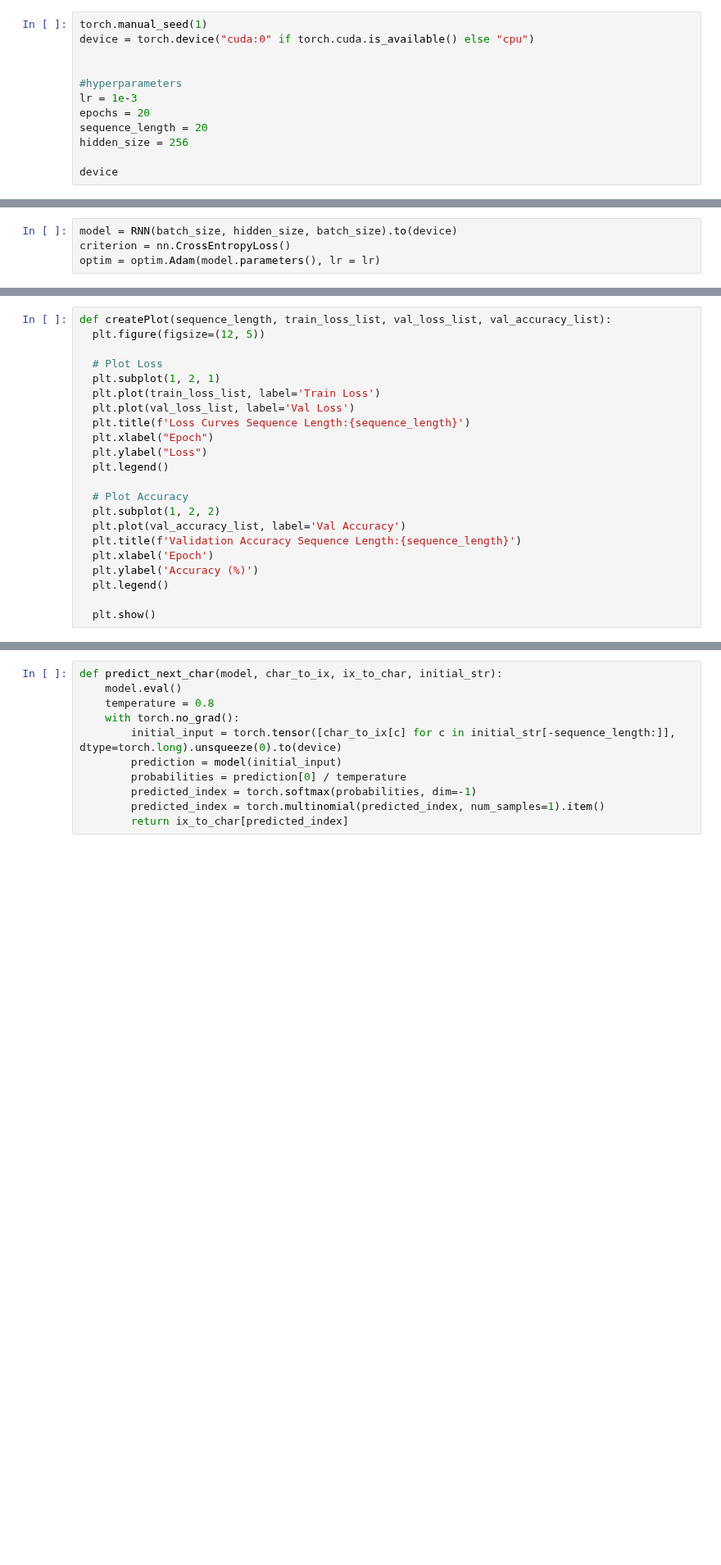
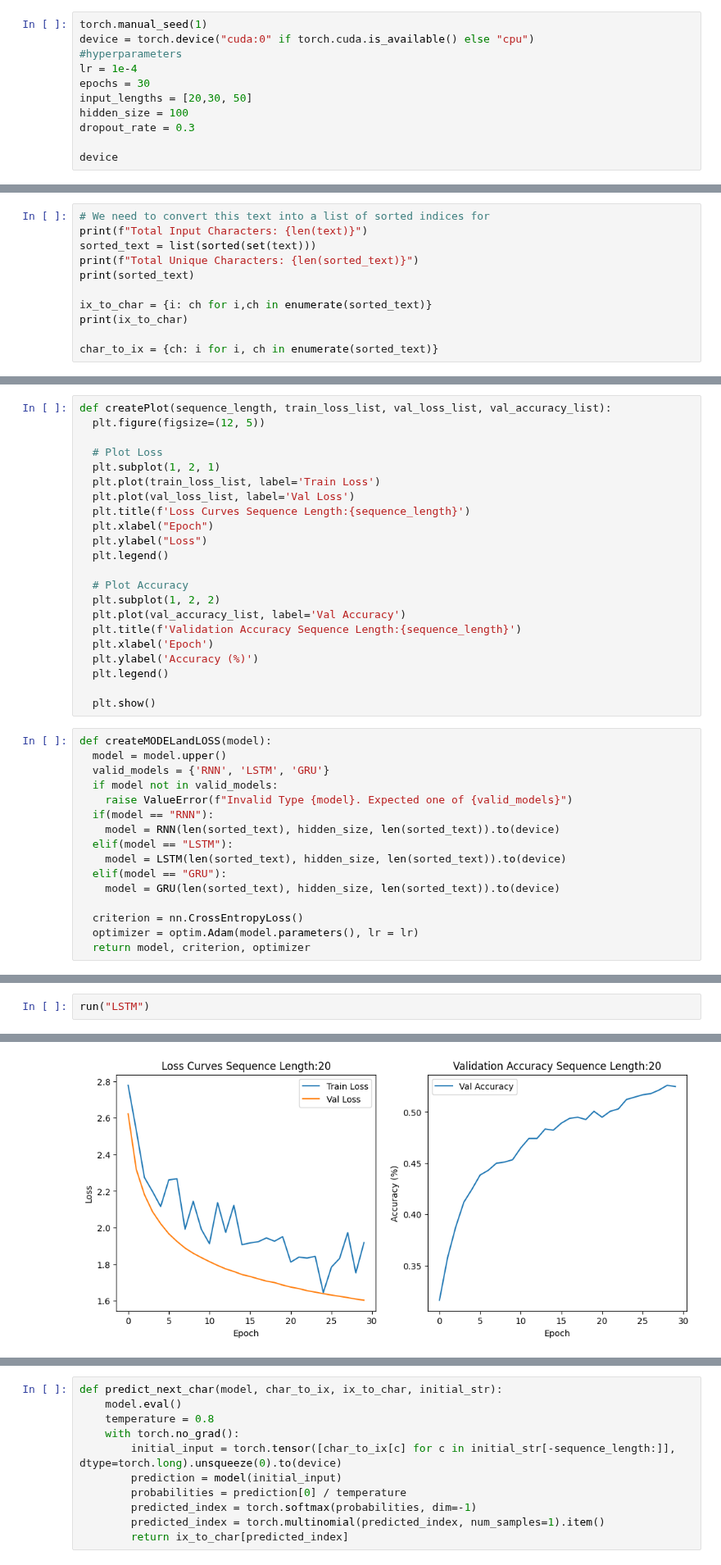
Before and after one commit to JordanTerwilliger/Intro-to-Deep-Learning, a Jupyter notebook: HW2/HW2_LanguageProcessing_RNN_Q2.ipynb, the cells around one changed output, grey strips where cells are left out. Shown at 82% size. Saved outputs shown, nothing was run; the diff lists cells and outputs as text; blank space fills up the shorter version.

```diff
--- a/HW2/HW2_LanguageProcessing_RNN_Q2.ipynb
+++ b/HW2/HW2_LanguageProcessing_RNN_Q2.ipynb
@@ -21,13 +21,12 @@ Requirement already satisfied: torchinfo in /usr/local/lib/python3.12/dist-packa
 # %%
 torch.manual_seed(1)
 device = torch.device("cuda:0" if torch.cuda.is_available() else "cpu")
-
-
 #hyperparameters
-lr = 1e-3
-epochs = 20
-sequence_length = 20
-hidden_size = 256
+lr = 1e-4
+epochs = 30
+input_lengths = [20,30, 50]
+hidden_size = 100
+dropout_rate = 0.3
 
 device
 # %% [output]
@@ -115,4 +95,11 @@ class RNN(nn.Module):
-# %%
-model = RNN(batch_size, hidden_size, batch_size).to(device)
-criterion = nn.CrossEntropyLoss()
-optim = optim.Adam(model.parameters(), lr = lr)
+# %%
+# We need to convert this text into a list of sorted indices for
+print(f"Total Input Characters: {len(text)}")
+sorted_text = list(sorted(set(text)))
+print(f"Total Unique Characters: {len(sorted_text)}")
+print(sorted_text)
+
+ix_to_char = {i: ch for i,ch in enumerate(sorted_text)}
+print(ix_to_char)
+
+char_to_ix = {ch: i for i, ch in enumerate(sorted_text)}
@@ -138,4 +175,20 @@ def createPlot(sequence_length, train_loss_list, val_loss_list, val_accuracy_lis
   plt.legend()
 
   plt.show()
+# %%
+def createMODELandLOSS(model):
+  model = model.upper()
+  valid_models = {'RNN', 'LSTM', 'GRU'}
+  if model not in valid_models:
+    raise ValueError(f"Invalid Type {model}. Expected one of {valid_models}")
+  if(model == "RNN"):
+    model = RNN(len(sorted_text), hidden_size, len(sorted_text)).to(device)
+  elif(model == "LSTM"):
+    model = LSTM(len(sorted_text), hidden_size, len(sorted_text)).to(device)
+  elif(model == "GRU"):
+    model = GRU(len(sorted_text), hidden_size, len(sorted_text)).to(device)
+
+  criterion = nn.CrossEntropyLoss()
+  optimizer = optim.Adam(model.parameters(), lr = lr)
+  return model, criterion, optimizer
 # %%
@@ -195,0 +251,3 @@ summary(model, input_size = (1,20), dtypes=[torch.long])
+# %%
+run("LSTM")
+# %% [output]
@@ -195,0 +271 @@ summary(model, input_size = (1,20), dtypes=[torch.long])
+[figure, added]
```
Also changed, not shown: parts of 12 cells of this notebook.
